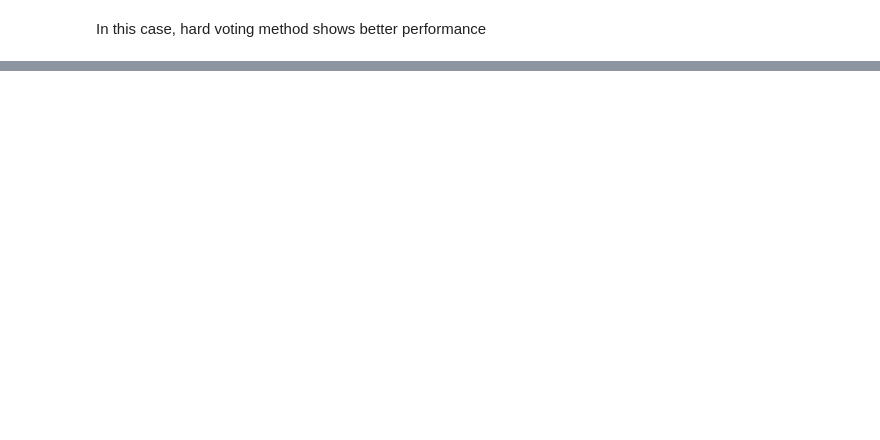
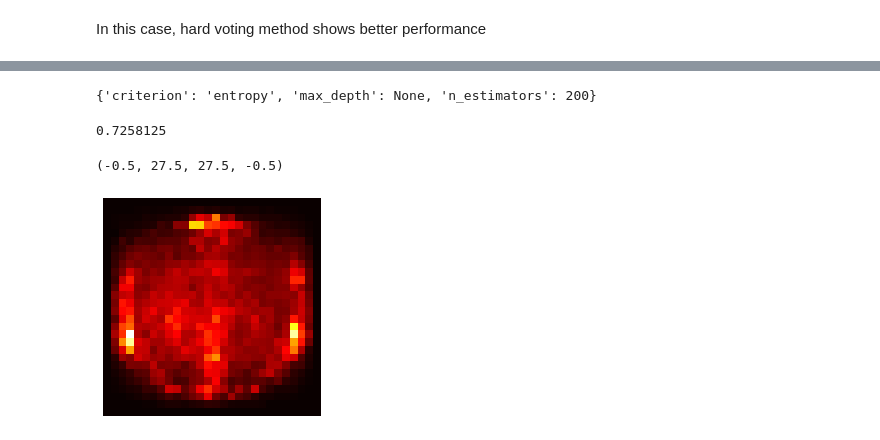
Before and after one commit to ykykyk112/machine_learning, a Jupyter notebook: sklearn_exercise/Ensemble_Learning.ipynb, the cells around one changed output, grey strips where cells are left out. Cells and saved outputs as stored; diff of their text form; code cells hidden in the pictures; blank space fills up the shorter version.

```diff
--- a/sklearn_exercise/Ensemble_Learning.ipynb
+++ b/sklearn_exercise/Ensemble_Learning.ipynb
@@ -104,0 +184,2 @@ print('method score :', rnd_clf.score(X_test, y_test), 'oob_score :', rnd_clf.oo
+# %%
+X_sub , y_sub = make_ndarray(target_list, each_size=1000)
@@ -104,0 +196,5 @@ print('method score :', rnd_clf.score(X_test, y_test), 'oob_score :', rnd_clf.oo
+# %%
+Xs_train, Xs_test, ys_train, ys_test = model_selection.train_test_split(X_sub, y_sub, test_size = 0.2, random_state =42)
+# %%
+rnd_clf.fit(Xs_train, ys_train)
+print('method score :', rnd_clf.score(Xs_test, ys_test), 'oob_score :', rnd_clf.oob_score_)
@@ -110,0 +254,17 @@ grid_search.fit(X_train, y_train)
+# %%
+print(grid_search.best_params_)
+# %% [output]
+{'criterion': 'entropy', 'max_depth': None, 'n_estimators': 200}
+# %%
+rnd_clf.score(X_test, y_test)
+# %% [output]
+0.7258125
+# %%
+import matplotlib as mpl
+feature_importance = rnd_clf.feature_importances_
+image = feature_importance.reshape(28, 28)
+plt.imshow(image, cmap = mpl.cm.hot, interpolation="nearest")
+plt.axis("off")
+# %% [output]
+(-0.5, 27.5, 27.5, -0.5)
+[figure, added]
```
Also changed, not shown: parts of 55 cells of this notebook.
